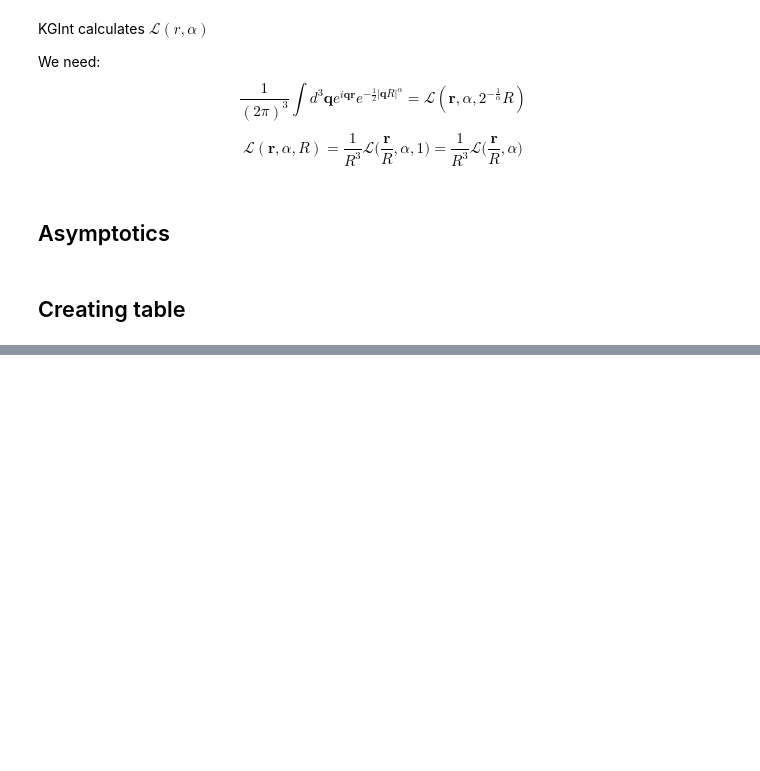
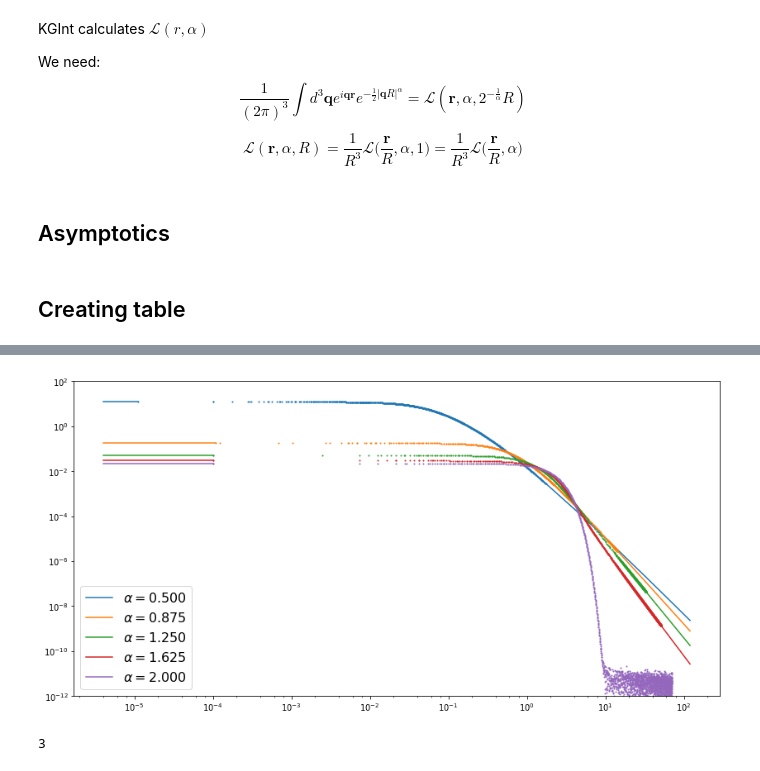
Before and after one commit to qati/HBTCoulombCorrection, a Jupyter notebook: Make-Levy-Table.ipynb, the cells around one changed output, grey strips where cells are left out. Drawn from its saved outputs; the diff is of its cells as text; code cells hidden in the pictures; blank space fills up the shorter version.

```diff
--- a/Make-Levy-Table.ipynb
+++ b/Make-Levy-Table.ipynb
@@ -262,0 +314,28 @@ KeyboardInterrupt:
+# %%
+new_r = []
+new_Lr = []
+for i in range(len(Lr)):
+    nr, nLr = remove_points(np.log(rvals[i]), np.log(Lr[i]), 1e-5)
+    new_r.append(np.exp(nr))
+    new_Lr.append(np.exp(nLr))
+# %%
+plt.figure(0,(14,7))
+plt.ylim([1e-12,100])
+for i in range(len(Lr)):
+    plt.loglog()
+    x = np.linspace(limits[i][1], 120)
+    p=plt.plot(x, asym_bx(x,alphas[i]), label=r"$\alpha=%.3f$"%alphas[i])
+    x = np.linspace(4e-6,limits[i][0])
+    plt.plot(x, asym_sx(x, alphas[i]), c=p[0].get_color())
+    plt.plot(new_r[i], new_Lr[i],'.',ms=2,c=p[0].get_color())
+plt.legend(fontsize=16, loc=3)
+plt.show()
+# %% [output]
+[figure, added]
+# %%
+dalpha = alphas[1]-alphas[0]
+min_alpha = alphas[0]
+#alpha[i]  = min_alpha + i*dalpha
+int(np.floor((1.876-min_alpha)/dalpha))
+# %% [output]
+3
```
Also changed, not shown: parts of 8 cells of this notebook.
